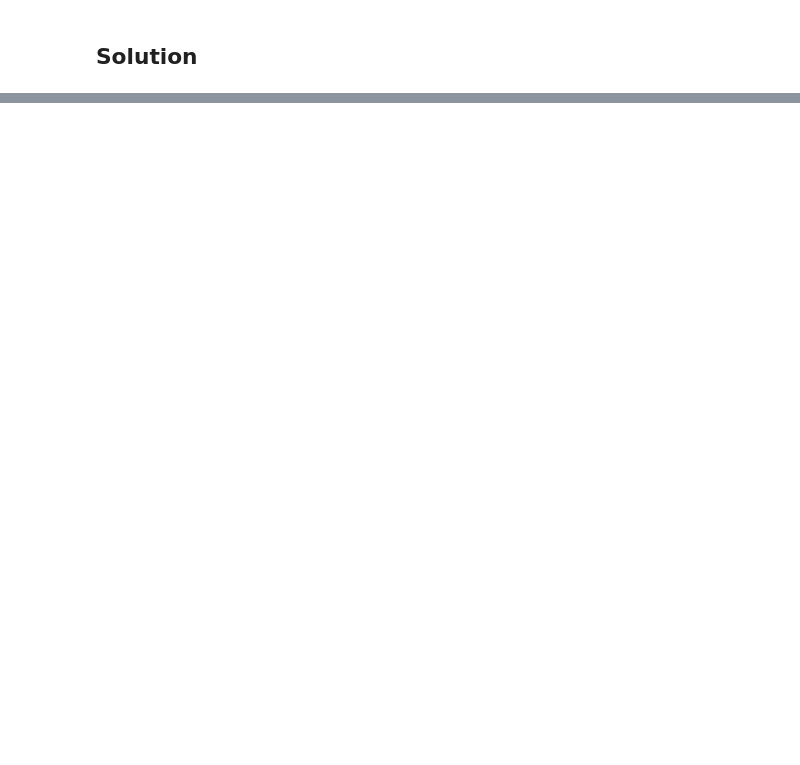
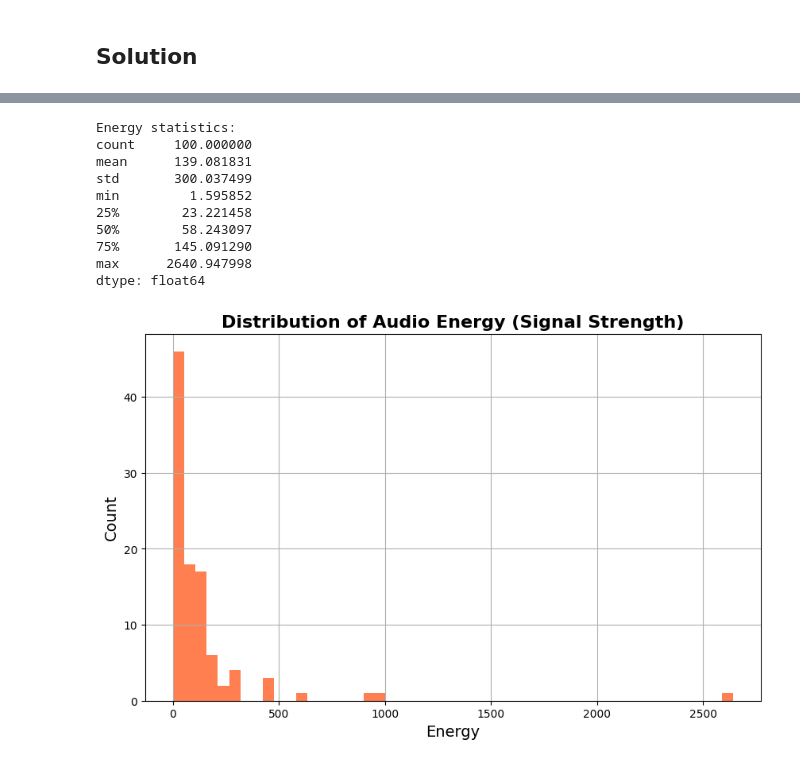
Before and after one commit to sirjan-singh8/102103195-SESS_LE1, a Jupyter notebook: 102103195_SirjanSingh.ipynb, the cells around one changed output, grey strips where cells are left out. Saved outputs shown, nothing was run; the diff lists cells and outputs as text; code cells hidden in the pictures; blank space fills up the shorter version.

```diff
--- a/102103195_SirjanSingh.ipynb
+++ b/102103195_SirjanSingh.ipynb
@@ -44,0 +122,33 @@ y_hat.size()
+# %%
+
+# Analyze noise levels by checking the energy of the waveform
+energy = []
+for file in all_audio_files[:100]:
+    waveform, sample_rate = torchaudio.load(file)
+    energy.append((waveform ** 2).sum().item())
+
+# Convert to Series for statistics
+energy = pd.Series(energy)
+print("Energy statistics:")
+print(energy.describe())
+
+# Plot energy distribution
+plt.figure(figsize=(10, 6))
+plt.hist(energy, bins=50, color='coral')
+plt.title("Distribution of Audio Energy (Signal Strength)", fontsize=16, weight='bold')
+plt.xlabel("Energy", fontsize=14)
+plt.ylabel("Count", fontsize=14)
+plt.grid(True)
+plt.show()
+# %% [output]
+Energy statistics:
+count     100.000000
+mean      139.081831
+std       300.037499
+min         1.595852
+25%        23.221458
+50%        58.243097
+75%       145.091290
+max      2640.947998
+dtype: float64
+[figure, added]
```
Also changed, not shown: parts of 10 cells of this notebook.
